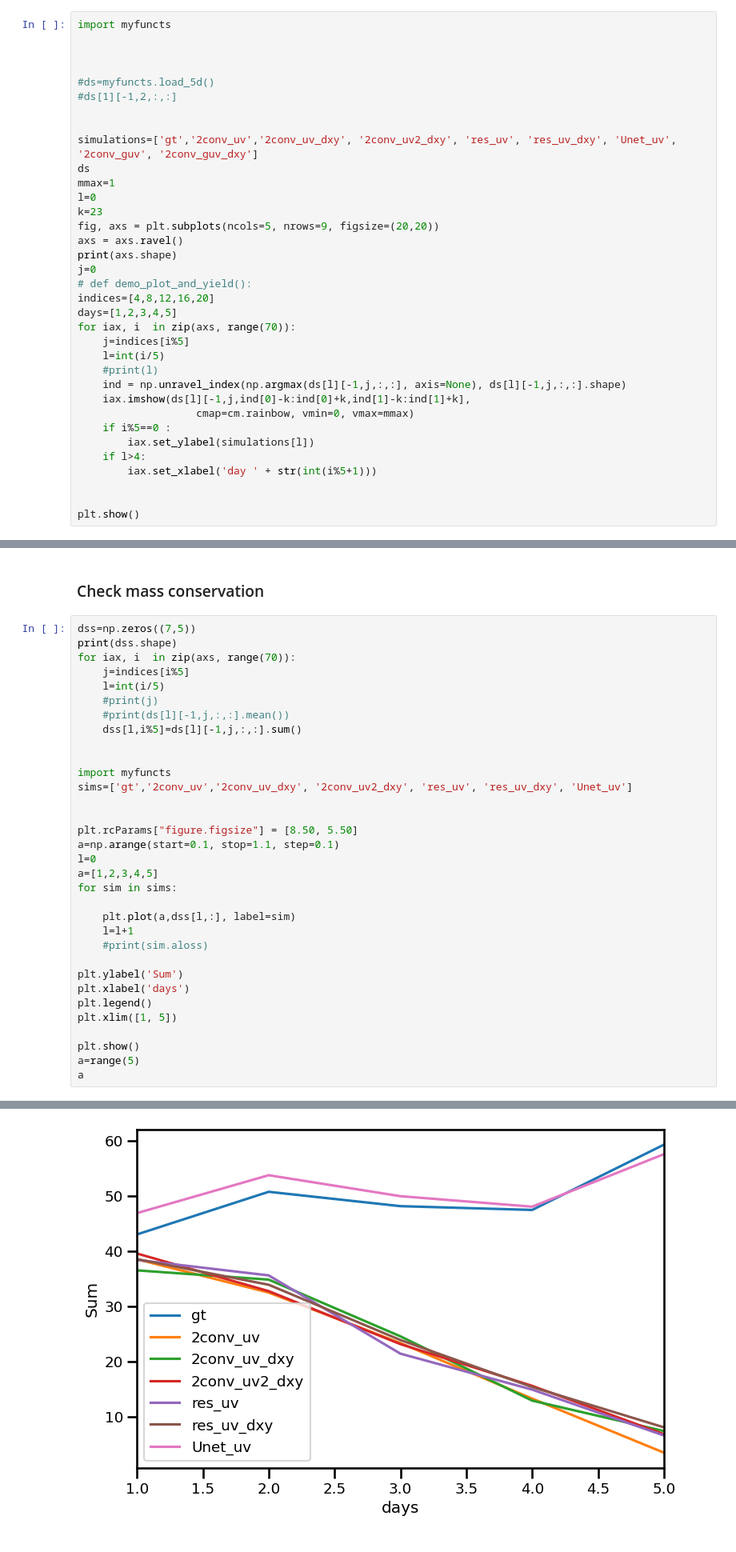
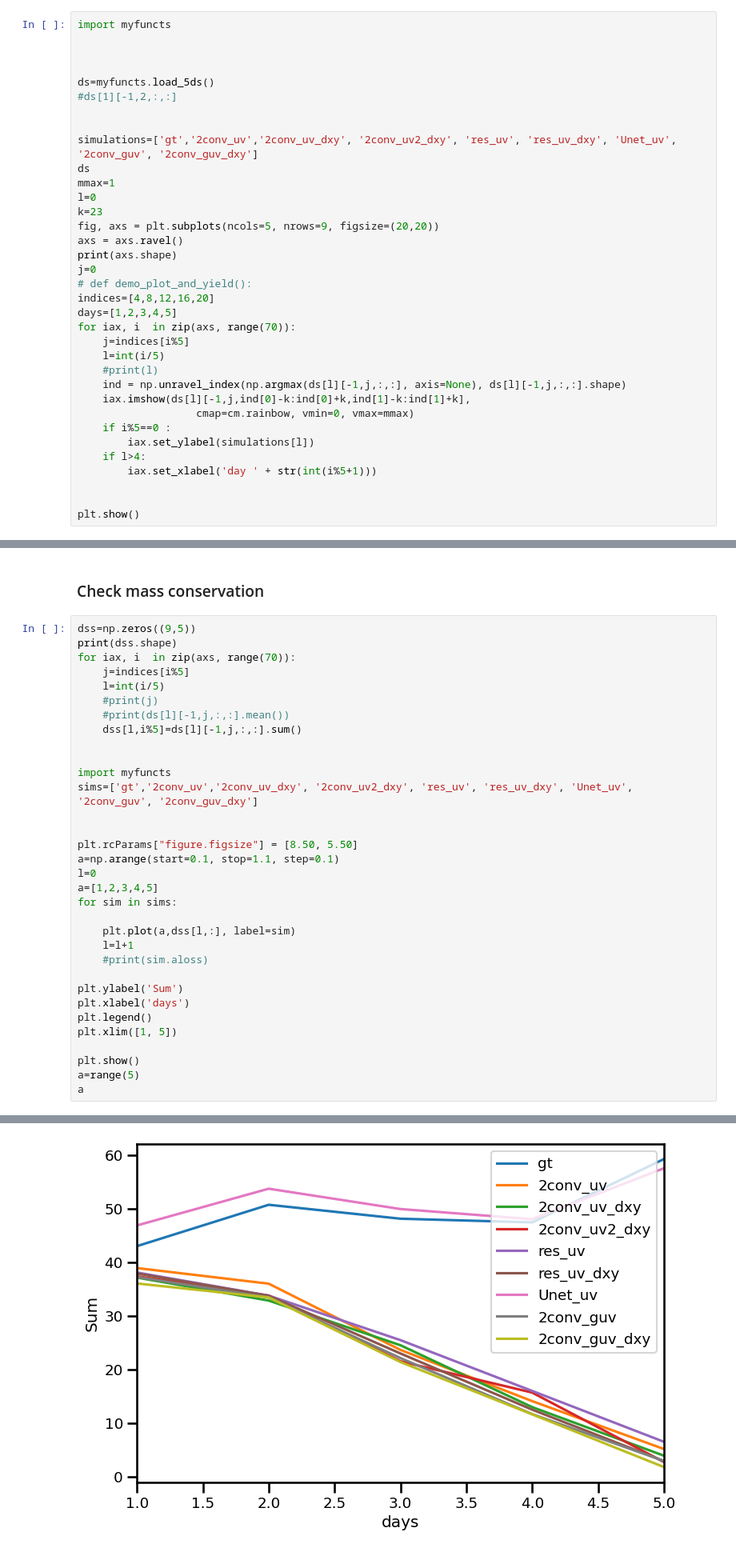
Before and after one commit to aelaouni/mldrop_notebooks, a Jupyter notebook: MLdrop_06jul.ipynb, the cells around one changed output, grey strips where cells are left out. Shown at 80% size. Cells and saved outputs as stored; diff of their text form.

```diff
--- a/MLdrop_06jul.ipynb
+++ b/MLdrop_06jul.ipynb
@@ -200,7 +201,7 @@ import myfuncts
 
 
 
-#ds=myfuncts.load_5d()
+ds=myfuncts.load_5ds()
 #ds[1][-1,2,:,:]
 
 
@@ -236,7 +237,7 @@ plt.show()
 # %% [markdown]
 ### Check mass conservation
 # %%
-dss=np.zeros((7,5))
+dss=np.zeros((9,5))
 print(dss.shape)
 for iax, i  in zip(axs, range(70)):
     j=indices[i%5]
@@ -247,7 +248,7 @@ for iax, i  in zip(axs, range(70)):
 
 
 import myfuncts
-sims=['gt','2conv_uv','2conv_uv_dxy', '2conv_uv2_dxy', 'res_uv', 'res_uv_dxy', 'Unet_uv']
+sims=['gt','2conv_uv','2conv_uv_dxy', '2conv_uv2_dxy', 'res_uv', 'res_uv_dxy', 'Unet_uv', '2conv_guv', '2conv_guv_dxy']
 
 
 plt.rcParams["figure.figsize"] = [8.50, 5.50]
@@ -273,4 +274,4 @@ a
-[figure, old version]
+[figure, new version]
 range(0, 5)
 # %%
 import numpy as np
```
Also changed, not shown: parts of 5 cells of this notebook.
